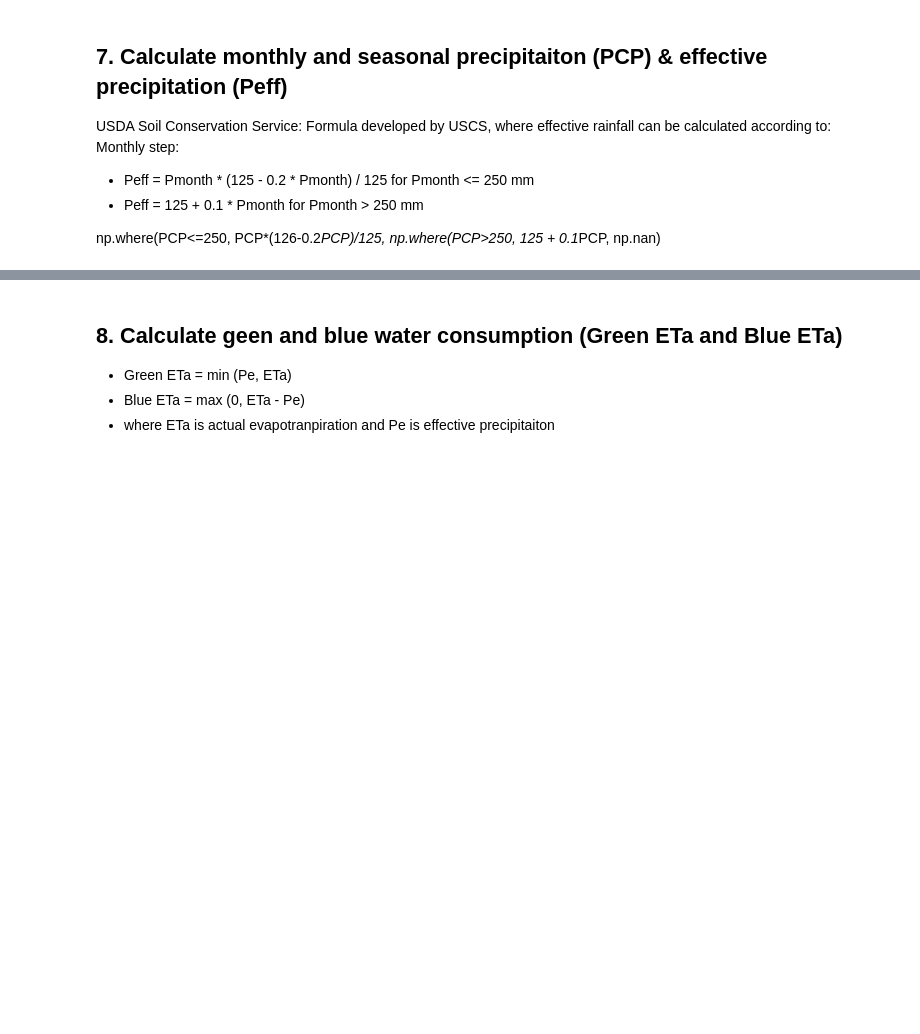
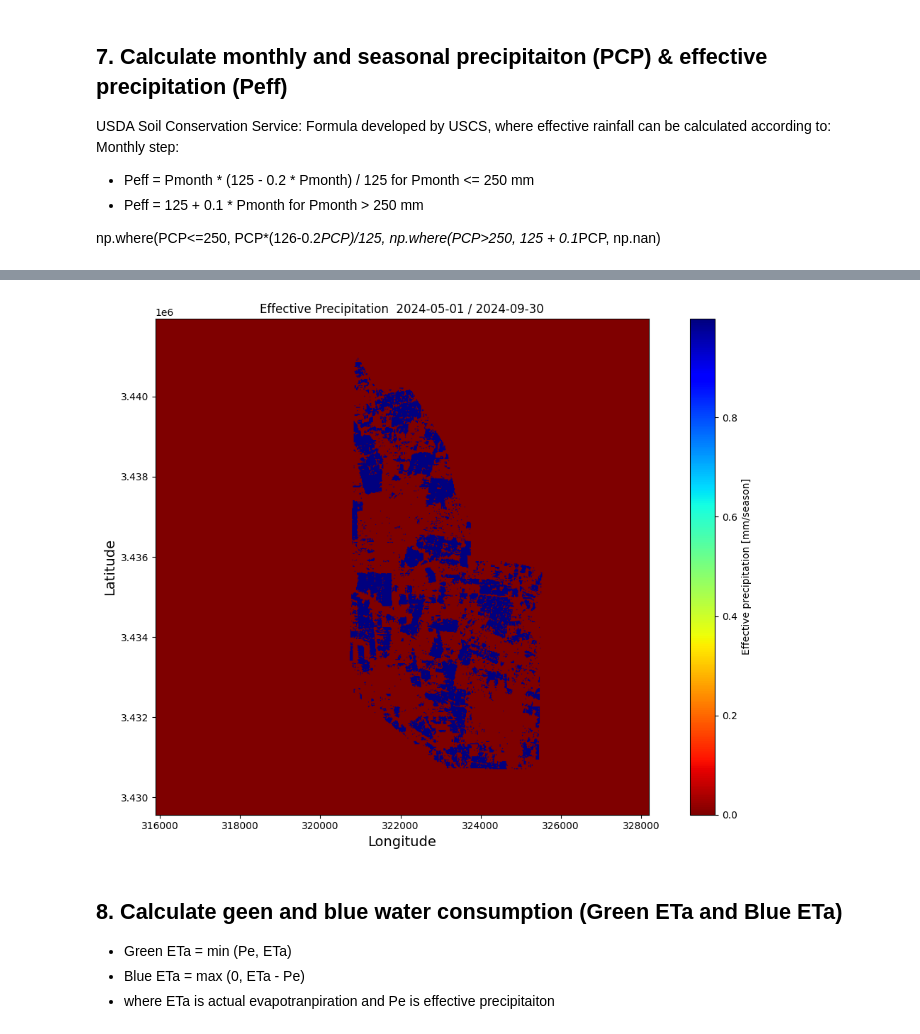
Before and after one commit to wateraccounting/WaPORIPA, a Jupyter notebook: Notebooks_v1.0/Module_2_Seasonal_CWR_GreenBlueETa.ipynb, the cells around one changed output, grey strips where cells are left out. Saved outputs shown, nothing was run; the diff lists cells and outputs as text; code cells hidden in the pictures; blank space fills up the shorter version.

```diff
--- a/Notebooks_v1.0/Module_2_Seasonal_CWR_GreenBlueETa.ipynb
+++ b/Notebooks_v1.0/Module_2_Seasonal_CWR_GreenBlueETa.ipynb
@@ -965,7 +1091,7 @@ np.where(PCP<=250, PCP*(126-0.2*PCP)/125, np.where(PCP>250, 125 + 0.1*PCP, np.na
 """
 Processes PCP rasters → computes monthly and seasonal PCP and Peff.
 Fixes applied:
-  1. Unit conversion: PCP source files are in m/day → multiply by 1000 to get mm.
+  1. Scale fixed to 1.0: xr.open_dataset already decoded NC values to mm/dekad.
   2. Nodata-safe accumulation: np.nansum instead of np.fsum (which does not exist).
   3. USDA SCS formula applied correctly per-pixel with NaN propagation.
   4. NaN properly restored to nodata before saving GeoTIFFs.
@@ -983,19 +1109,25 @@ print(f"CRS      : {crs}")
 print(f"NoData   : {NDV}")
 print(f"PCP files: {len(input_fhsPCP)}")
 
-# ── Raw value diagnostic (check units before any scaling) ─────────
+# ── Unit note — NO scaling required ──────────────────────────────
+# The masked PCP GeoTIFFs were created from xr.open_dataset() which
+# auto-decoded WaPOR's scaled integers → real values in mm/dekad.
+# The GeoTIFFs therefore already store mm/dekad.
+# scale MUST be 1.0.  Any other value (e.g. 1000) gives wrong results.
+#
+# PREVIOUS BUG: an auto-detect block read the sample from the masked GeoTIFF.
+# Masked files often have ALL crop pixels = nodata → sample_val is empty
+# → the else branch set scale=1000 → ×1000 inflation (e.g. 0.42 → 420 mm).
+scale = 1.0   # fixed: values already in mm/dekad from NC conversion step
+print(f"\nRaw PCP sample from first file:")
 sample     = ds.values.astype(float)
-sample_val = sample[~np.isnan(sample) & (sample != nodata_value)]
+sample_val = sample[(sample != nodata_value) & ~np.isnan(sample)]
 if len(sample_val) > 0:
-    print(f"\nRaw PCP sample — min: {sample_val.min():.5f}, "
-          f"max: {sample_val.max():.5f}, mean: {sample_val.mean():.5f}")
-    # Auto-detect unit: if max < 0.1 assume m/day → convert to mm
-    scale = 1000.0 if sample_val.max() < 0.1 else 1.0
-    print(f"Auto-detected scale factor: {scale}x  "
-          f"('m→mm' conversion)" if scale == 1000.0 else f"(already in mm)")
+    print(f"  min={sample_val.min():.3f}  max={sample_val.max():.3f}  "
+          f"mean={sample_val.mean():.3f}  mm/dekad  (scale=1.0 confirmed)")
 else:
-    scale = 1000.0
-    print("No valid pixels in sample — defaulting scale to 1000 (m→mm).")
+    print("  ⚠ No valid pixels in sample raster (all masked — normal for crop mask).")
+    print("  scale=1.0 applied regardless (values are already mm/dekad).")
 
 
 # ── Nodata-aware monthly sum with unit scaling ─────────────────────
@@ -1126,29 +1258,29 @@ for season, dates in season_periods.items():
                           f'PCPeff_{season}_{SOS}_to_{EOS}.tif')
     seasonPeff.rio.to_raster(out_fh, nodata=NDV, crs=crs)
 
-    # print(f"\n  ── Seasonal totals ──")
-    # print(f"    PCP  — mean: {np.nanmean(seasonPCP.values):.1f} mm, "
-    #       f"SD: {np.nanstd(seasonPCP.values):.1f} mm")
-    # print(f"    Peff — mean: {np.nanmean(seasonPeff.values):.1f} mm, "
-    #       f"SD: {np.nanstd(seasonPeff.values):.1f} mm")
+    print(f"\n  ── Seasonal totals ──")
+    print(f"    PCP  — mean: {np.nanmean(seasonPCP.values):.1f} mm, "
+          f"SD: {np.nanstd(seasonPCP.values):.1f} mm")
+    print(f"    Peff — mean: {np.nanmean(seasonPeff.values):.1f} mm, "
+          f"SD: {np.nanstd(seasonPeff.values):.1f} mm")
 
-    # # 6. Plot seasonal Peff
-    # peff_plot = seasonPeff.values.squeeze().copy()
-    # peff_plot = np.where(np.isnan(peff_plot), np.nan, peff_plot)
+    # 6. Plot seasonal Peff
+    peff_plot = seasonPeff.values.squeeze().copy()
+    peff_plot = np.where(np.isnan(peff_plot), np.nan, peff_plot)
 
-    # spatial_extent = (
-    #     float(seasonPeff.x.min()), float(seasonPeff.x.max()),
-    #     float(seasonPeff.y.min()), float(seasonPeff.y.max())
-    # )
-    # plt.figure(figsize=(12, 8))
-    # plt.imshow(peff_plot, cmap='jet_r',
-    #            vmin=np.nanmin(peff_plot), vmax=np.nanmax(peff_plot),
-    #            extent=spatial_extent)
-    # plt.colorbar(shrink=1, label='Effective precipitation [mm/season]')
-    # plt.xlabel('Longitude', fontsize=14)
-    # plt.ylabel('Latitude',  fontsize=14)
-    # plt.title(f'Effective Precipitation  {SOS} / {EOS}', fontsize=12)
-    # plt.tight_layout()
-    # plt.show()
+    spatial_extent = (
+        float(seasonPeff.x.min()), float(seasonPeff.x.max()),
+        float(seasonPeff.y.min()), float(seasonPeff.y.max())
+    )
+    plt.figure(figsize=(12, 8))
+    plt.imshow(peff_plot, cmap='jet_r',
+               vmin=np.nanmin(peff_plot), vmax=np.nanmax(peff_plot),
+               extent=spatial_extent)
+    plt.colorbar(shrink=1, label='Effective precipitation [mm/season]')
+    plt.xlabel('Longitude', fontsize=14)
+    plt.ylabel('Latitude',  fontsize=14)
+    plt.title(f'Effective Precipitation  {SOS} / {EOS}', fontsize=12)
+    plt.tight_layout()
+    plt.show()
 # %% [output]
 CRS      : EPSG:32636
@@ -1171,3 +1303,4 @@ Season: season1  |  2024-05-01 → 2024-09-30
+[figure, added]
 # %% [markdown]
 ## **8. Calculate geen and blue water consumption (Green ETa and Blue ETa)**
 * Green ETa = min (Pe, ETa)
```
Also changed, not shown: parts of 8 cells of this notebook.
